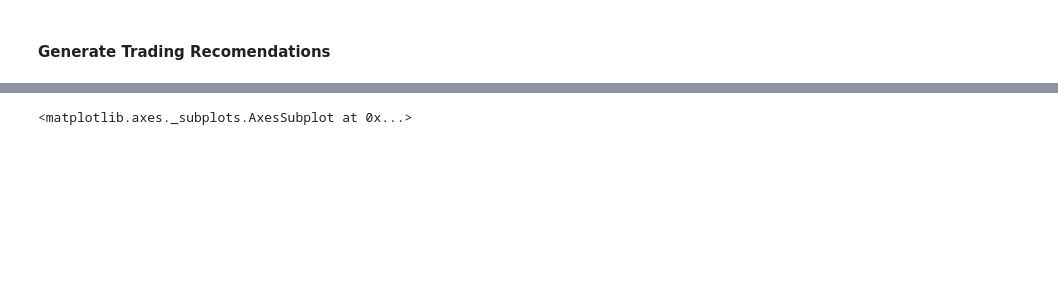
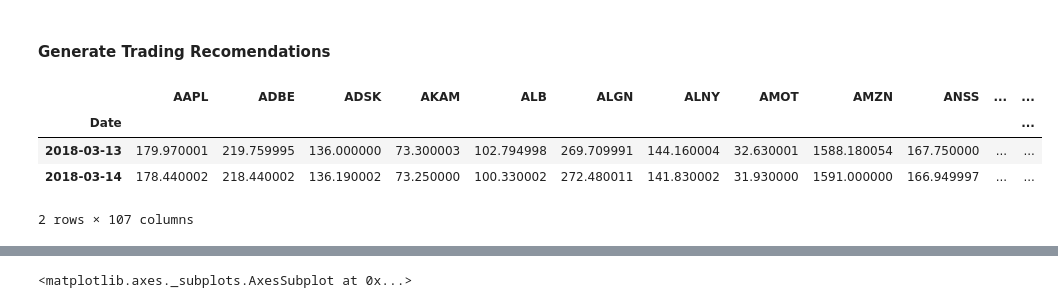
Before and after one commit to veigaco/quantum, a Jupyter notebook: algo_staging.ipynb, the cells around one changed output, grey strips where cells are left out. Drawn from its saved outputs; the diff is of its cells as text; code cells hidden in the pictures; blank space fills up the shorter version.

```diff
--- a/algo_staging.ipynb
+++ b/algo_staging.ipynb
@@ -113,9 +107,20 @@ Loaded pricing for XLRE-hold-pricing.csv, with shape (69, 33)
 # %%
 # Removing tickers for M&A targets and diff class shares of same co.
 remove_tickers = ['CSRA', 'DPS', 'UAA', 'DISCK', 'JUNO', 'XL', 'WELL', 'BKNG', 'SNI','EVGN'] # example: two M&A targets, diff share classes...
 remove = list(set(remove_tickers).intersection(consol_px.columns.tolist()))
 if len(remove) > 0:
     consol_px.drop(remove, axis=1, inplace=True)
+consol_px.shape
+consol_px=consol_px[sorted(consol_px.columns.tolist())]
+consol_px.to_csv("consol_algo.csv")
+consol_px=consol_px[:-1]
+consol_px.tail(2)
+# %% [output]
+|  | AAPL | ADBE | ADSK | AKAM | ALB | ALGN | ALNY | AMOT | AMZN | ANSS | ... | ... |
+| Date |  |  |  |  |  |  |  |  |  |  |  | ... |
+| 2018-03-13 | 179.970001 | 219.759995 | 136.000000 | 73.300003 | 102.794998 | 269.709991 | 144.160004 | 32.630001 | 1588.180054 | 167.750000 | ... | ... |
+| 2018-03-14 | 178.440002 | 218.440002 | 136.190002 | 73.250000 | 100.330002 | 272.480011 | 141.830002 | 31.930000 | 1591.000000 | 166.949997 | ... | ... |
+2 rows × 107 columns
 # %%
 # range of potential gammas using logspace
 SAMPLES = 100; gamma_vals = np.logspace(-2, 3, num=SAMPLES)
```
Also changed, not shown: parts of 9 cells of this notebook, 27 other files.
